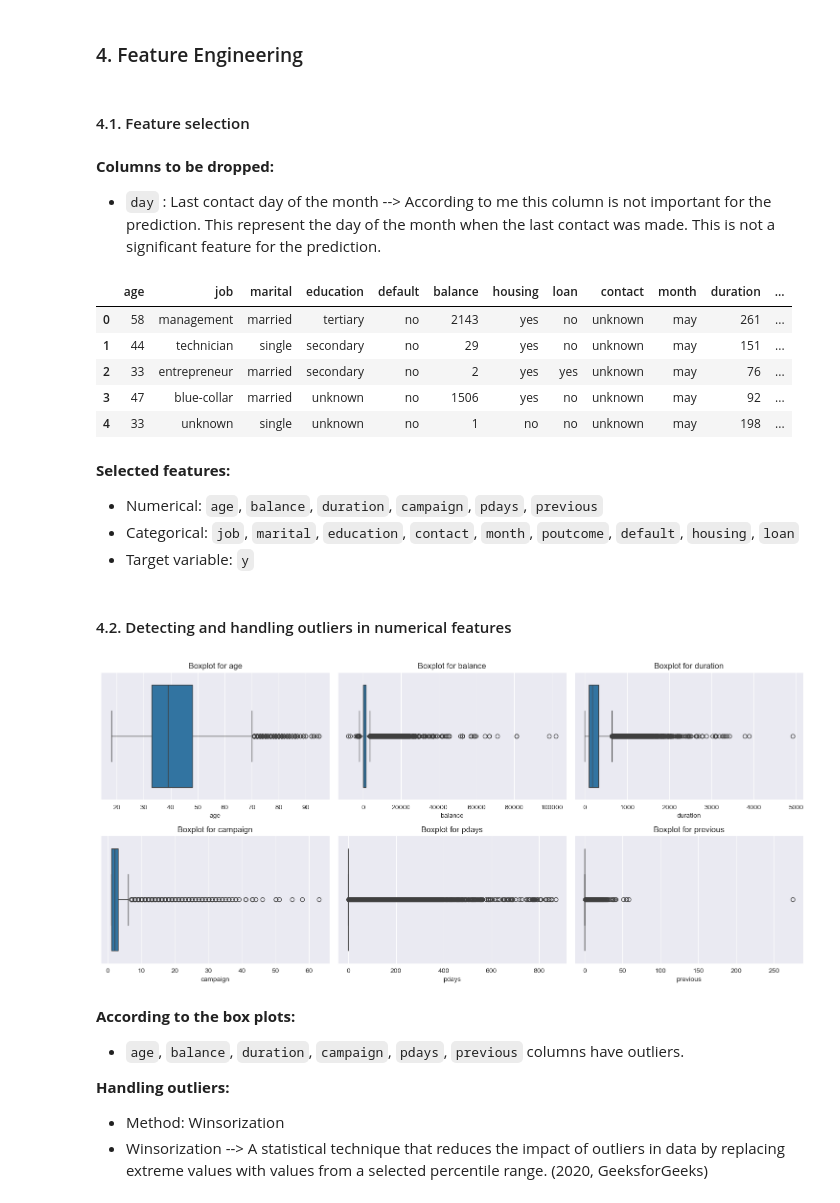
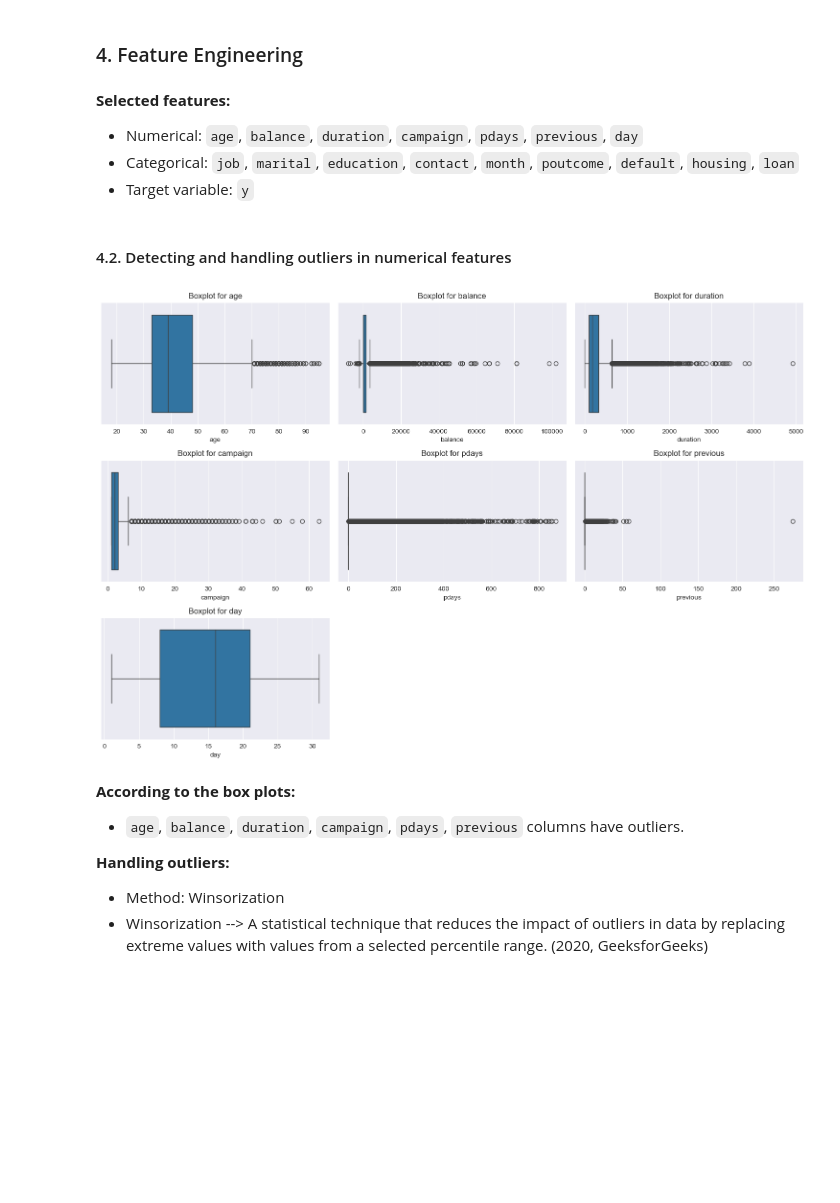
Before and after one commit to Stephan-Dabare/2330950_ML_CW, a Jupyter notebook: 01_Data_Preprocessing_Duplicate_2.ipynb, the cells around one changed output. Drawn from its saved outputs; the diff is of its cells as text; code cells hidden in the pictures; blank space fills up the shorter version.

```diff
--- a/01_Data_Preprocessing.ipynb
+++ b/01_Data_Preprocessing_Duplicate_2.ipynb
@@ -31,6 +31,8 @@ import numpy as np
 import matplotlib.pyplot as plt
 import seaborn as sns
 from tensorflow.python.ops.numpy_ops.np_dtypes import int64
+# %%
+data_frame = pd.read_csv('bank-full.csv', sep=';')
 # %% [markdown]
 #### 1.1. Preview the dataset:
 # %%
@@ -325,43 +327,28 @@ data_frame['y'].value_counts().plot.pie(autopct='%1.1f%%')
 [figure]
 # %% [markdown]
 ### 4. Feature Engineering
-# %% [markdown]
-#### 4.1. Feature selection
-# %% [markdown]
-**Columns to be dropped:**
-* `day` : Last contact day of the month
---> According to me this column is not important for the prediction. This represent the day of the month when the last contact was made. This is not a significant feature for the prediction.
-# %%
-# Drop day column
-data_frame_1 = data_frame.drop('day', axis=1)
-data_frame_1.head()
-# %% [output]
-|  | age | job | marital | education | default | balance | housing | loan | contact | month | duration | ... |
-| 0 | 58 | management | married | tertiary | no | 2143 | yes | no | unknown | may | 261 | ... |
-| 1 | 44 | technician | single | secondary | no | 29 | yes | no | unknown | may | 151 | ... |
-| 2 | 33 | entrepreneur | married | secondary | no | 2 | yes | yes | unknown | may | 76 | ... |
-| 3 | 47 | blue-collar | married | unknown | no | 1506 | yes | no | unknown | may | 92 | ... |
-| 4 | 33 | unknown | single | unknown | no | 1 | no | no | unknown | may | 198 | ... |
 # %% [markdown]
 **Selected features:**
-* Numerical: `age`, `balance`, `duration`, `campaign`, `pdays`, `previous`
+* Numerical: `age`, `balance`, `duration`, `campaign`, `pdays`, `previous`, `day`
 * Categorical: `job`, `marital`, `education`, `contact`, `month`, `poutcome`, `default`, `housing`, `loan`
 * Target variable: `y`
 # %% [markdown]
 #### 4.2. Detecting and handling outliers in numerical features
 # %%
-numerical_columns = ['age', 'balance', 'duration', 'campaign', 'pdays', 'previous']
+numerical_columns = ['age', 'balance', 'duration', 'campaign', 'pdays', 'previous', 'day']
+
+data_frame_1 = data_frame.copy()
 
 # Box plots for all numerical column
 plt.figure(figsize=(15, 10))
 for i, col in enumerate(numerical_columns, 1):
     plt.subplot(3, 3, i)
     sns.boxplot(x=data_frame_1[col])
     plt.title(f"Boxplot for {col}")
 plt.tight_layout()
 plt.show()
 # %% [output]
-[figure, old version]
+[figure, new version]
 # %% [markdown]
 **According to the box plots:**
 * `age`, `balance`, `duration`, `campaign`, `pdays`, `previous` columns have outliers.
```
Also changed, not shown: parts of 18 cells of this notebook, 3 other files.
